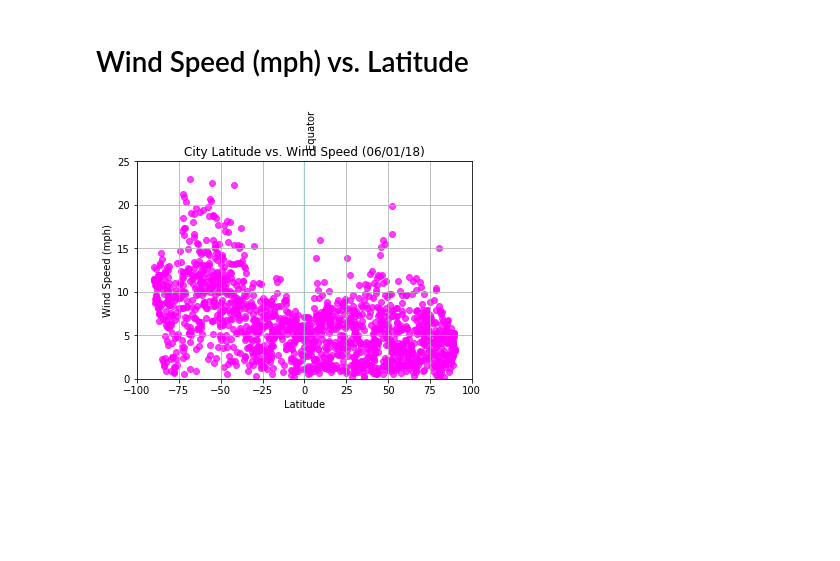
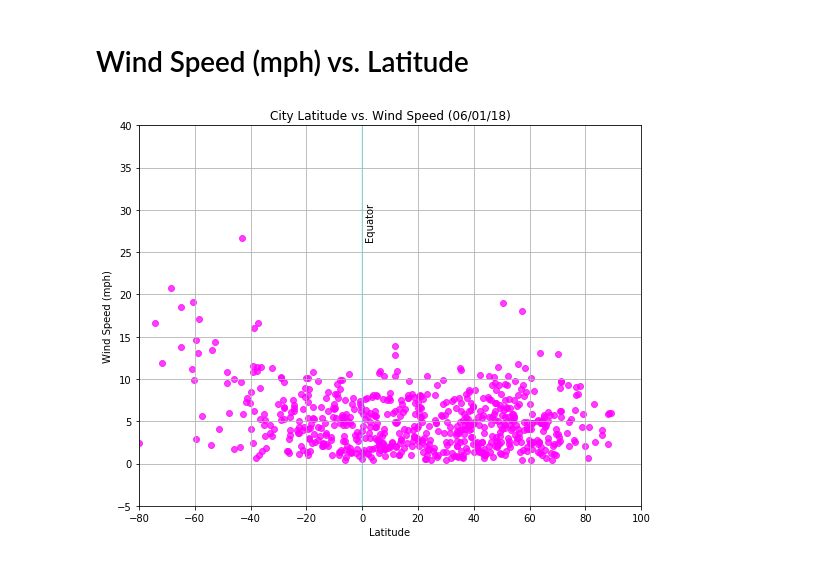
Before and after one commit to vasmarm/WeatherPyt, a Jupyter notebook: WeatherPy.ipynb, the cells around one changed output. Cells and saved outputs as stored; diff of their text form; code cells hidden in the pictures; blank space fills up the shorter version.

```diff
--- a/WeatherPy.ipynb
+++ b/WeatherPy.ipynb
@@ -54,3 +45,11 @@ location_data = location_data.rename(columns = {'nearest_city': 'City',
+# %%
+counter = 0
+location_data["Humidity"] = ""
+location_data["Wind Speed"] = ""
+location_data["Temperature"] = ""
+location_data["Cloudiness"] = ""
+location_data["Exact Latitude"] = ""
+location_data["Exact Longitude"] = ""
 # %%
 location_data.head()
 # %% [output]
@@ -138,0 +127,3 @@ location_data.head()
+# %%
+location_data.drop_duplicates(subset=["nearest_city","country"], inplace=True)
+len(location_data)
@@ -157,5 +151,7 @@ location_data.head()
 
 
 location_data = location_data.drop('Temperature', 1)
+location_data = location_data.drop('rand_lat', 1)
+location_data = location_data.drop('rand_lng', 1)
 location_data.head()
 # %% [output]
@@ -167,0 +164,6 @@ location_data.head()
+# %%
+location_data = location_data.rename(columns = {'nearest_city': 'City',
+                                                 'Exact Latitude': 'Latitude',
+                                                 'Exact Longitude': 'Longitude',
+                                                 'country': 'Country'})
+location_data.head()
@@ -218,17 +233,18 @@ plt.show()
 # Wind Speed (mph) vs. Latitude
 # %%
 #  Wind Speed (mph) vs. Latitude
+plt.figure(figsize=(9,7))
 plt.scatter(location_data['Latitude'],location_data['Wind Speed'],marker='o',facecolor='magenta', alpha = 0.75)
 
 plt.title("City Latitude vs. Wind Speed (06/01/18)")
 plt.axvline(0, color = 'cyan', alpha = .25, label = 'Equator')
 plt.text(1,30,'Equator',rotation=90)
 plt.xlabel("Latitude")
 plt.ylabel("Wind Speed (mph)")
 plt.grid(True)
-plt.xlim(-100,100)
-plt.ylim(0,25)
+plt.xlim(-80,100)
+plt.ylim(-5,40)
 plt.savefig("Wind_Speed.png")
 plt.show()
 # %% [output]
-[figure, old version]
+[figure, new version]
```
Also changed, not shown: parts of 17 cells of this notebook, 5 other files.
